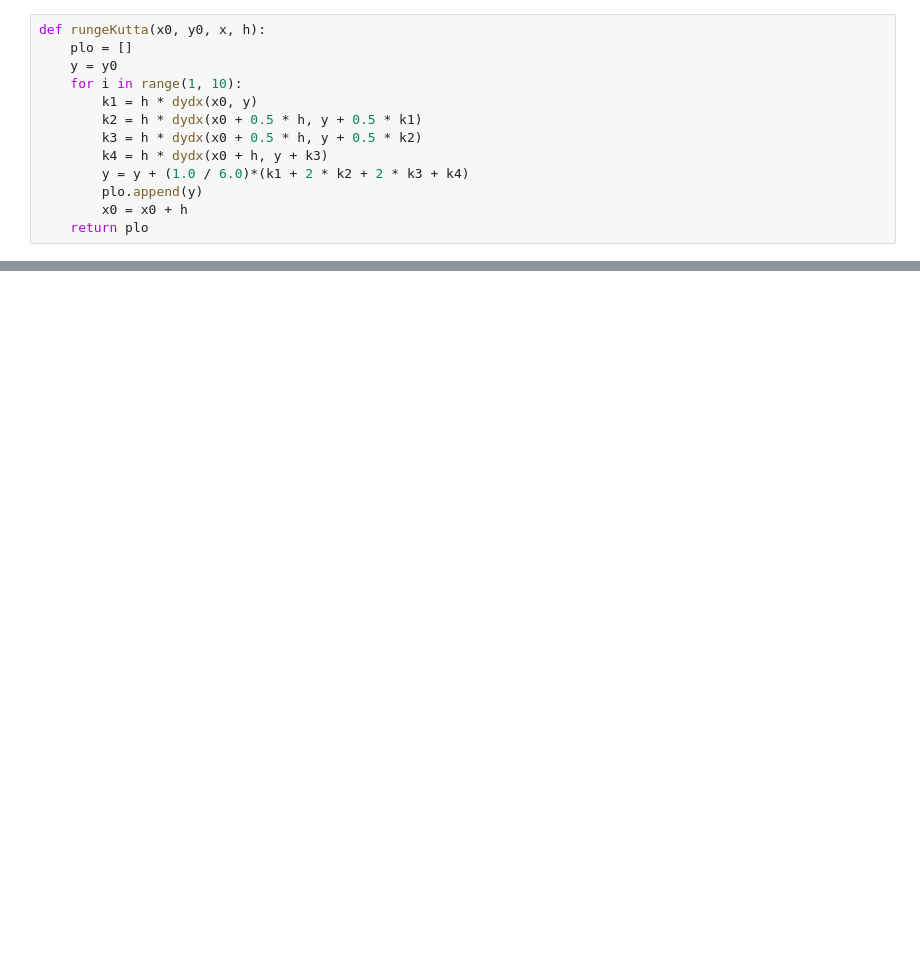
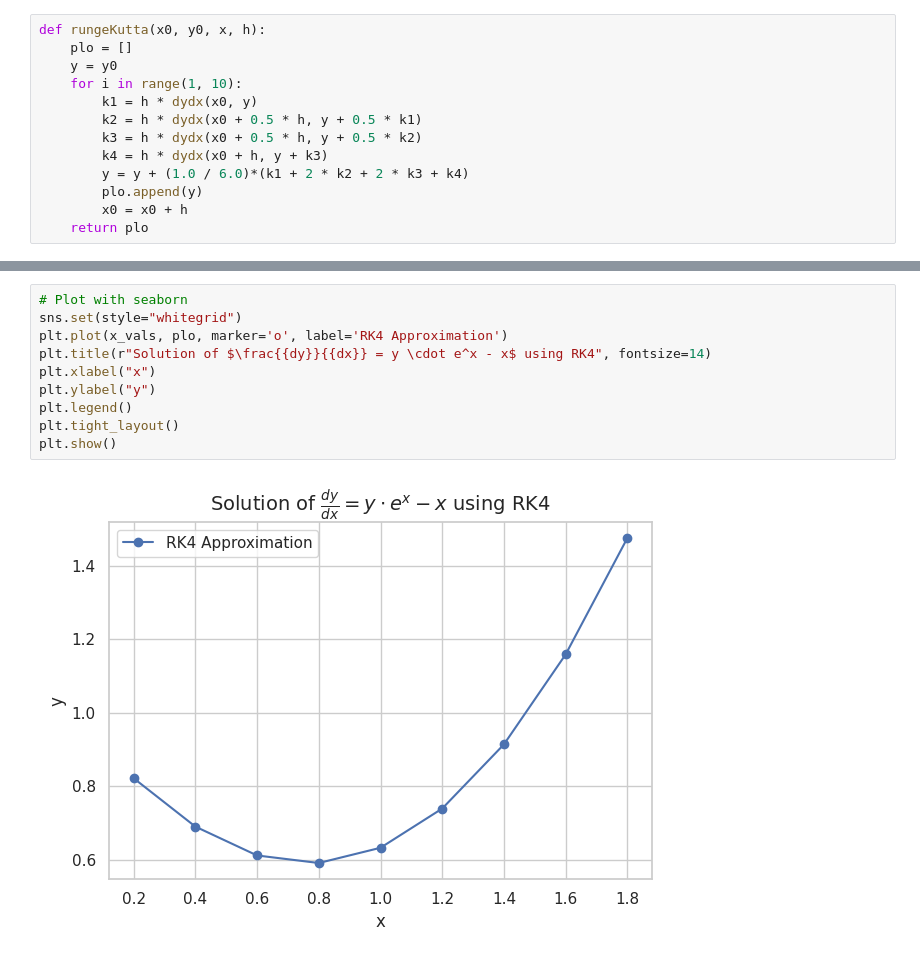
Before and after one commit to bibidhSubedi0/Numerical-Methods, a Jupyter notebook: rk4.ipynb, the cells around one changed output, grey strips where cells are left out. Drawn from its saved outputs; the diff is of its cells as text; blank space fills up the shorter version.

```diff
--- a/rk4.ipynb
+++ b/rk4.ipynb
@@ -32,0 +33,12 @@ sns.lineplot(plo)
+# %%
+# Plot with seaborn
+sns.set(style="whitegrid")
+plt.plot(x_vals, plo, marker='o', label='RK4 Approximation')
+plt.title(r"Solution of $\frac{{dy}}{{dx}} = y \cdot e^x - x$ using RK4", fontsize=14)
+plt.xlabel("x")
+plt.ylabel("y")
+plt.legend()
+plt.tight_layout()
+plt.show()
+# %% [output]
+[figure, added]
```
Also changed, not shown: parts of 3 cells of this notebook, 2 other files.
